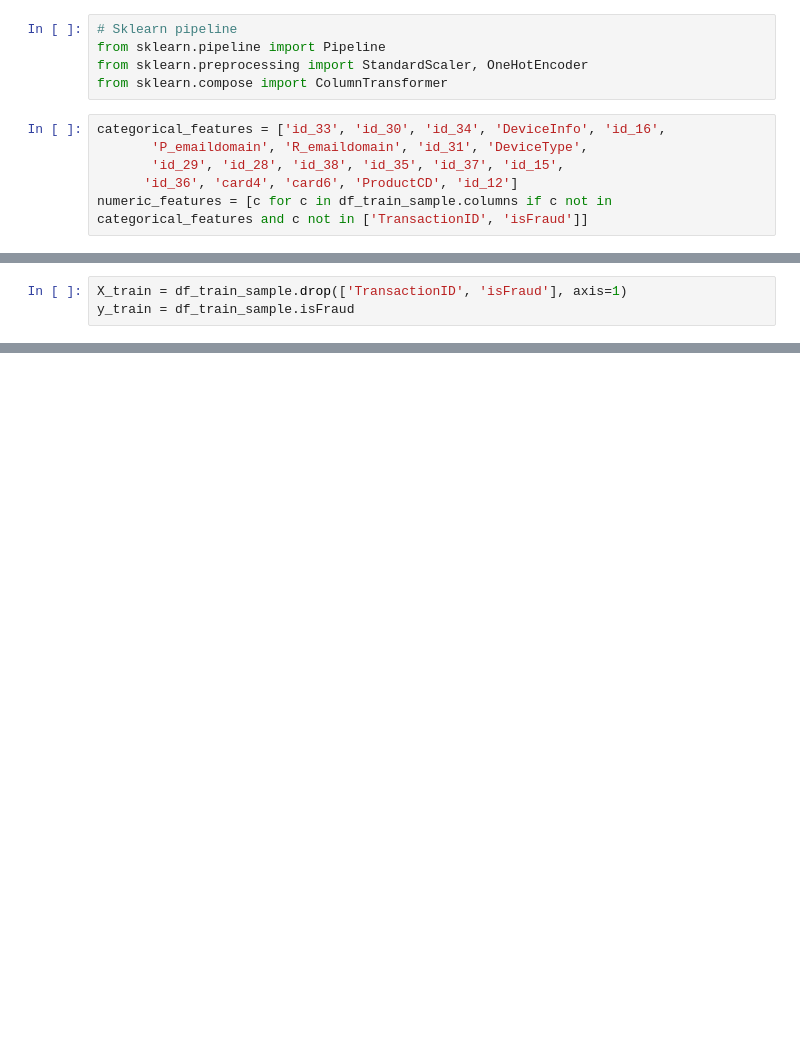
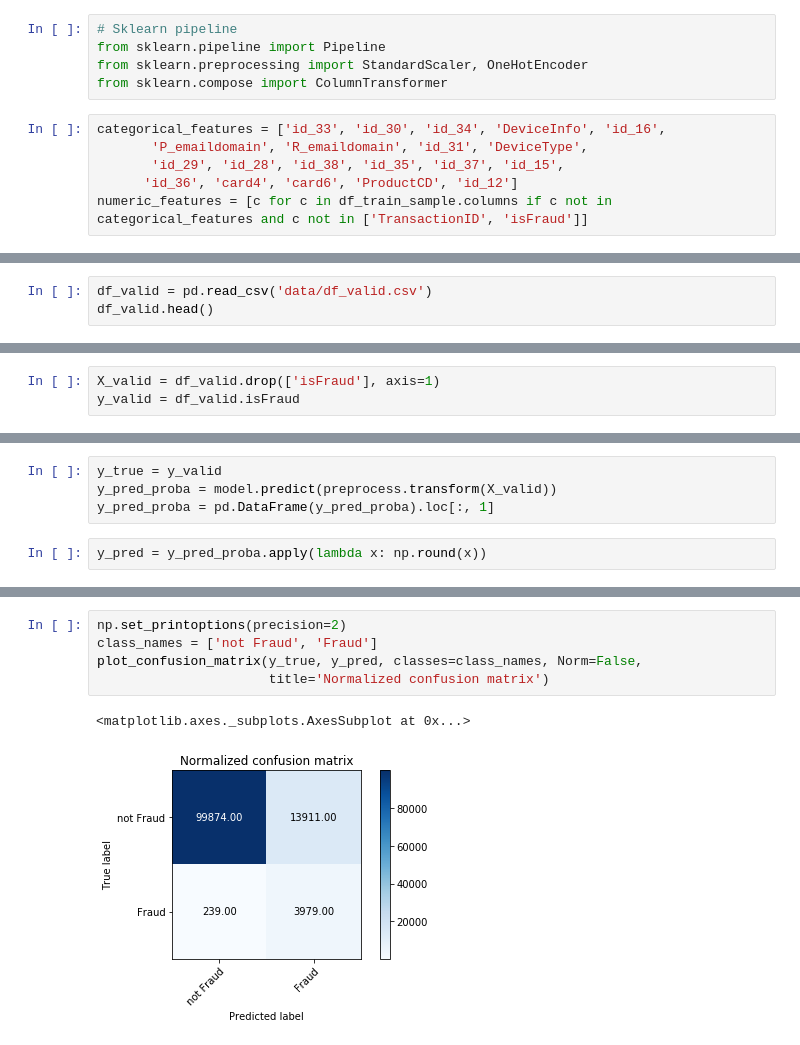
Before and after one commit to PrinceJavier/ieee_cis_fraud_detection, a Jupyter notebook: ieee_cis_fraud_detection.deep_learning.ipynb, the cells around one changed output, grey strips where cells are left out. Saved outputs shown, nothing was run; the diff lists cells and outputs as text; blank space fills up the shorter version.

```diff
--- a/ieee_cis_fraud_detection.deep_learning.ipynb
+++ b/ieee_cis_fraud_detection.deep_learning.ipynb
@@ -32,0 +157,3 @@ numeric_features = [c for c in df_train_sample.columns if c not in categorical_f
+# %%
+df_valid = pd.read_csv('data/df_valid.csv')
+df_valid.head()
@@ -33,3 +168,3 @@ numeric_features = [c for c in df_train_sample.columns if c not in categorical_f
 # %%
-X_train = df_train_sample.drop(['TransactionID', 'isFraud'], axis=1)
-y_train = df_train_sample.isFraud
+X_valid = df_valid.drop(['isFraud'], axis=1)
+y_valid = df_valid.isFraud
@@ -53,0 +171,6 @@ clf.fit(X_train, y_train)
+# %%
+y_true = y_valid
+y_pred_proba = model.predict(preprocess.transform(X_valid))
+y_pred_proba = pd.DataFrame(y_pred_proba).loc[:, 1]
+# %%
+y_pred = y_pred_proba.apply(lambda x: np.round(x))
@@ -53,0 +236,8 @@ clf.fit(X_train, y_train)
+# %%
+np.set_printoptions(precision=2)
+class_names = ['not Fraud', 'Fraud']
+plot_confusion_matrix(y_true, y_pred, classes=class_names, Norm=False,
+                      title='Normalized confusion matrix')
+# %% [output]
+<matplotlib.axes._subplots.AxesSubplot at 0x...>
+[figure, added]
```
Also changed, not shown: parts of 36 cells of this notebook.
